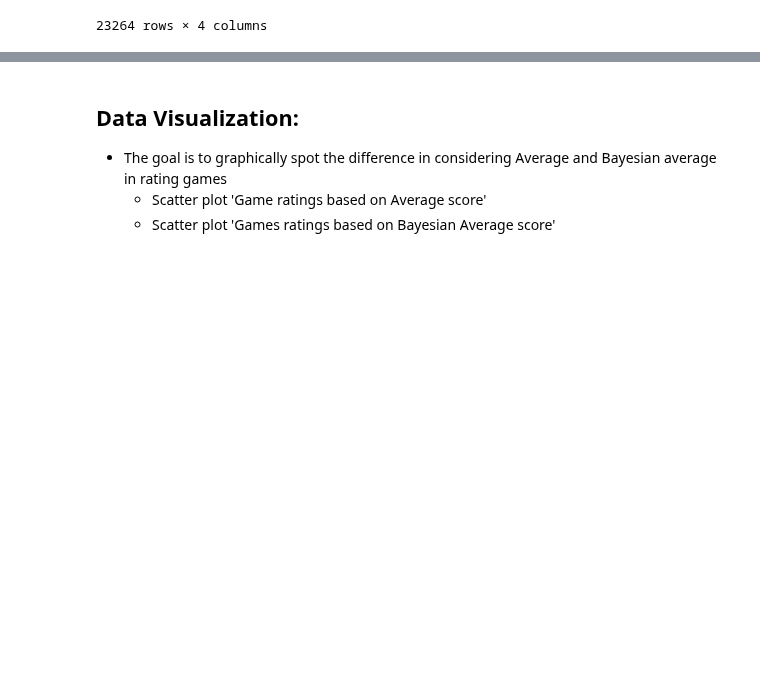
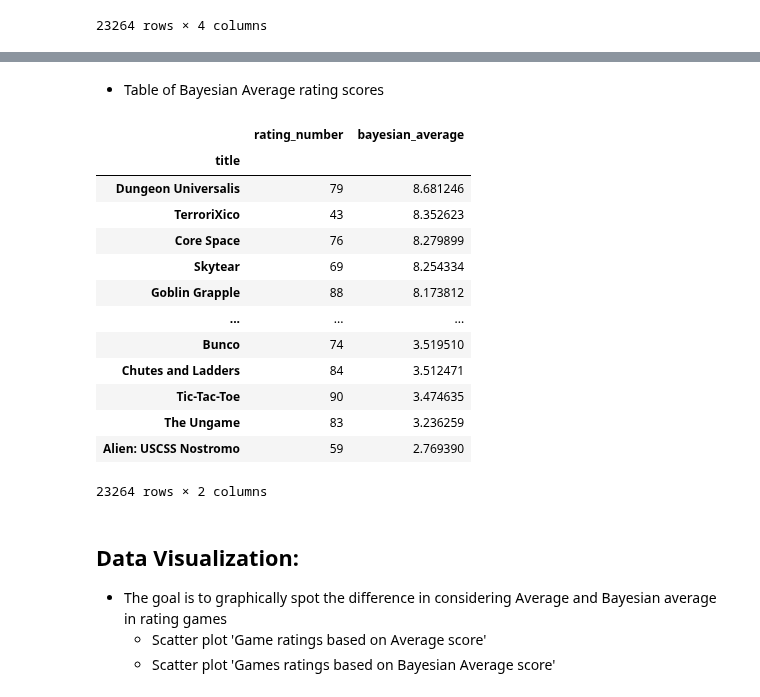
Before and after one commit to tundraparisi/dscoding-projects, a Jupyter notebook: chi.hoang/Board_Game_Project/Data_sorting.ipynb, the cells around one changed output, grey strips where cells are left out. Saved outputs shown, nothing was run; the diff lists cells and outputs as text; code cells hidden in the pictures; blank space fills up the shorter version.

```diff
--- a/chi.hoang/Board_Game_Project/Data_sorting.ipynb
+++ b/chi.hoang/Board_Game_Project/Data_sorting.ipynb
@@ -200,3 +208,24 @@ i
+# %% [markdown]
+- Table of Bayesian Average rating scores
+# %%
+Sub_table2 = full_table[['rating_number', 'bayesian_average']]
+Bayesian_table = Sub_table2.sort_values(by='bayesian_average', ascending=False)
+Bayesian_table
+# %% [output]
+|  | rating_number | bayesian_average |
+| title |  |  |
+| Dungeon Universalis | 79 | 8.681246 |
+| TerroriXico | 43 | 8.352623 |
+| Core Space | 76 | 8.279899 |
+| Skytear | 69 | 8.254334 |
+| Goblin Grapple | 88 | 8.173812 |
+| ... | ... | ... |
+| Bunco | 74 | 3.519510 |
+| Chutes and Ladders | 84 | 3.512471 |
+| Tic-Tac-Toe | 90 | 3.474635 |
+| The Ungame | 83 | 3.236259 |
+| Alien: USCSS Nostromo | 59 | 2.769390 |
+23264 rows × 2 columns
 # %% [markdown]
 ## Data Visualization:
 - The goal is to graphically spot the difference in considering Average and Bayesian average in rating games
```
Also changed, not shown: parts of 6 cells of this notebook.
